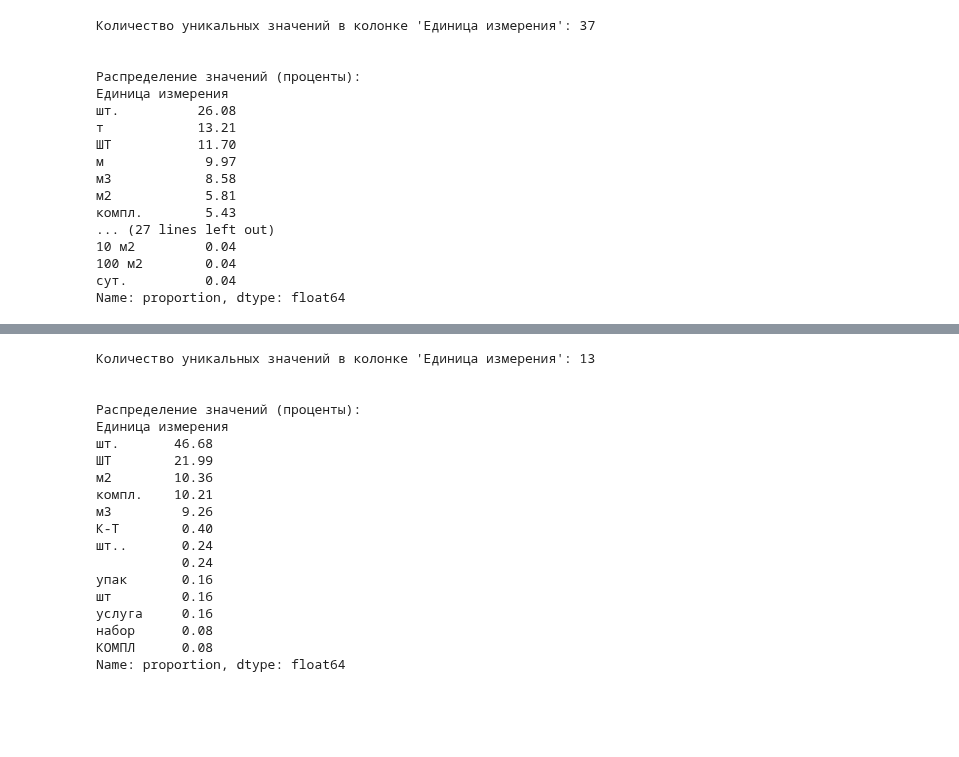
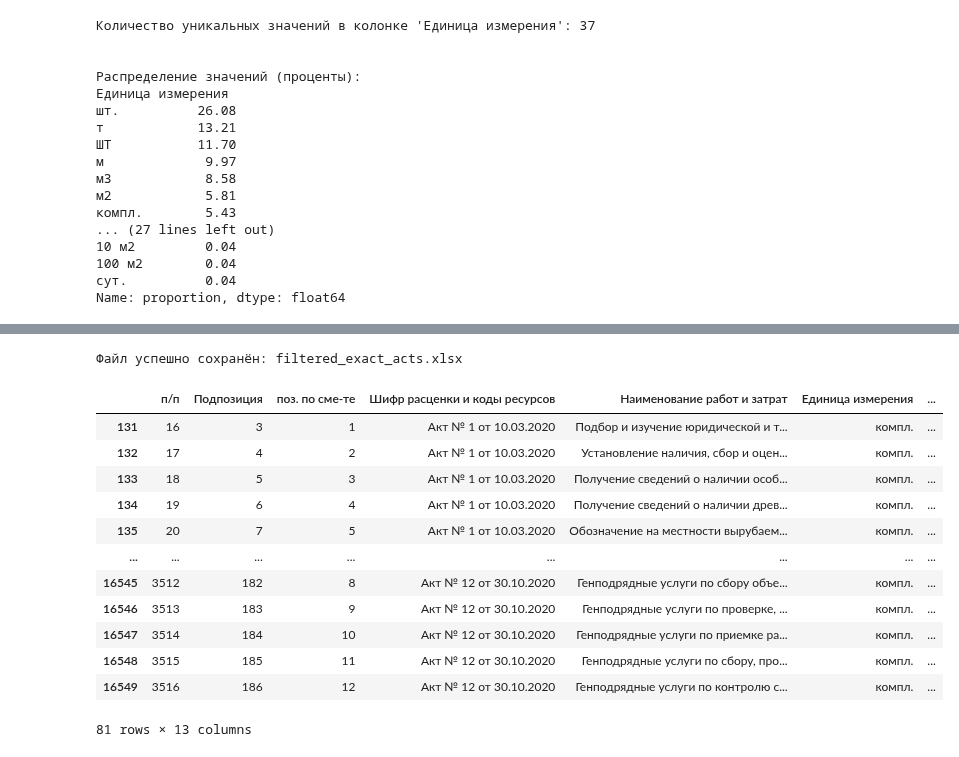
Before and after one commit to stefkong1982/netology.ru, a Jupyter notebook: кс2.ipynb, the cells around one changed output, grey strips where cells are left out. Drawn from its saved outputs; the diff is of its cells as text; code cells hidden in the pictures; blank space fills up the shorter version.

```diff
--- a/кс2.ipynb
+++ b/кс2.ipynb
@@ -371,36 +261,32 @@ print(f"Доля оставшихся строк (%): {remaining_percentage:.2f}
-# %%
-# Подсчет количества уникальных значений в колонке "Единица измерения"
-unique_units = df_filtered_final['Единица измерения'].nunique()
-
-# Получение списка уникальных значений
-unique_unit_list = df_filtered_final['Единица измерения'].unique()
-
-# Расчёт распределения значений
-unit_distribution = df_filtered_final['Единица измерения'].value_counts(normalize=True) * 100
-
-# Вывод результатов
-print(f"Количество уникальных значений в колонке 'Единица измерения': {unique_units}\n")
-
-
-print("\nРаспределение значений (проценты):")
-print(unit_distribution.round(2))
-# %% [output]
-Количество уникальных значений в колонке 'Единица измерения': 13
-
-
-Распределение значений (проценты):
-Единица измерения
-шт.       46.68
-ШТ        21.99
-м2        10.36
-компл.    10.21
-м3         9.26
-К-Т        0.40
-шт..       0.24
-           0.24
-упак       0.16
-шт         0.16
-услуга     0.16
-набор      0.08
-КОМПЛ      0.08
-Name: proportion, dtype: float64
+# %%
+# Регулярное выражение для точного поиска слова "акт"
+pattern = r'\bакт\b'
+
+# Фильтруем строки с указанным словом
+df_akt = df_final[
+    df_final['Шифр расценки и коды ресурсов'].str.contains(pattern, regex=True, case=False)
+]
+
+# Сохраняем результат в Excel
+output_file_path = 'filtered_exact_acts.xlsx'
+df_akt.to_excel(output_file_path, index=False)
+
+print(f'Файл успешно сохранён: {output_file_path}')
+# %% [output]
+Файл успешно сохранён: filtered_exact_acts.xlsx
+# %%
+df_akt
+# %% [output]
+|  | п/п | Подпозиция | поз. по сме-те | Шифр расценки и коды ресурсов | Наименование работ и затрат | Единица измерения | ... |
+| 131 | 16 | 3 | 1 | Акт № 1 от 10.03.2020 | Подбор и изучение юридической и т... | компл. | ... |
+| 132 | 17 | 4 | 2 | Акт № 1 от 10.03.2020 | Установление наличия, сбор и оцен... | компл. | ... |
+| 133 | 18 | 5 | 3 | Акт № 1 от 10.03.2020 | Получение сведений о наличии особ... | компл. | ... |
+| 134 | 19 | 6 | 4 | Акт № 1 от 10.03.2020 | Получение сведений о наличии древ... | компл. | ... |
+| 135 | 20 | 7 | 5 | Акт № 1 от 10.03.2020 | Обозначение на местности вырубаем... | компл. | ... |
+| ... | ... | ... | ... | ... | ... | ... | ... |
+| 16545 | 3512 | 182 | 8 | Акт № 12 от 30.10.2020 | Генподрядные услуги по сбору объе... | компл. | ... |
+| 16546 | 3513 | 183 | 9 | Акт № 12 от 30.10.2020 | Генподрядные услуги по проверке, ... | компл. | ... |
+| 16547 | 3514 | 184 | 10 | Акт № 12 от 30.10.2020 | Генподрядные услуги по приемке ра... | компл. | ... |
+| 16548 | 3515 | 185 | 11 | Акт № 12 от 30.10.2020 | Генподрядные услуги по сбору, про... | компл. | ... |
+| 16549 | 3516 | 186 | 12 | Акт № 12 от 30.10.2020 | Генподрядные услуги по контролю с... | компл. | ... |
+81 rows × 13 columns
```
Also changed, not shown: parts of 24 cells of this notebook.
